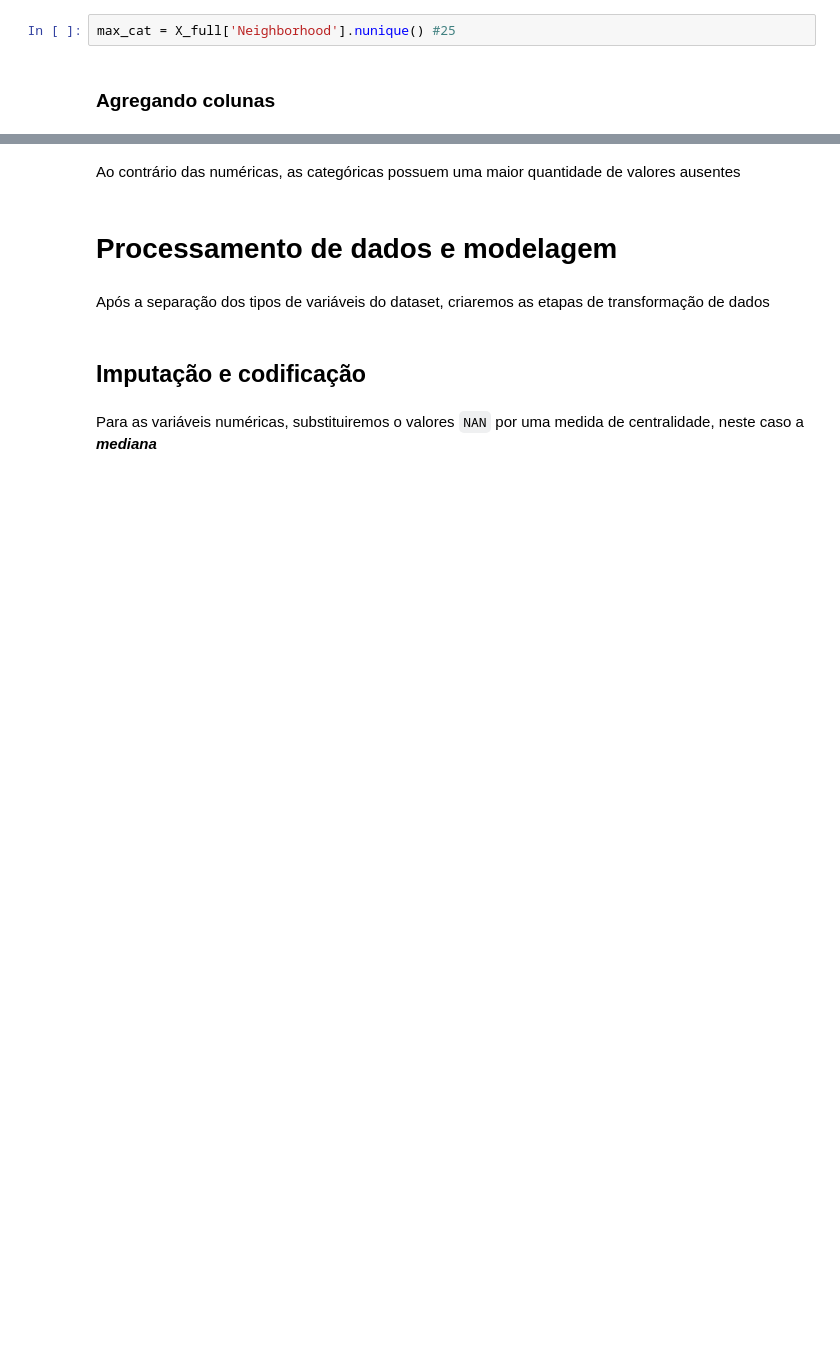
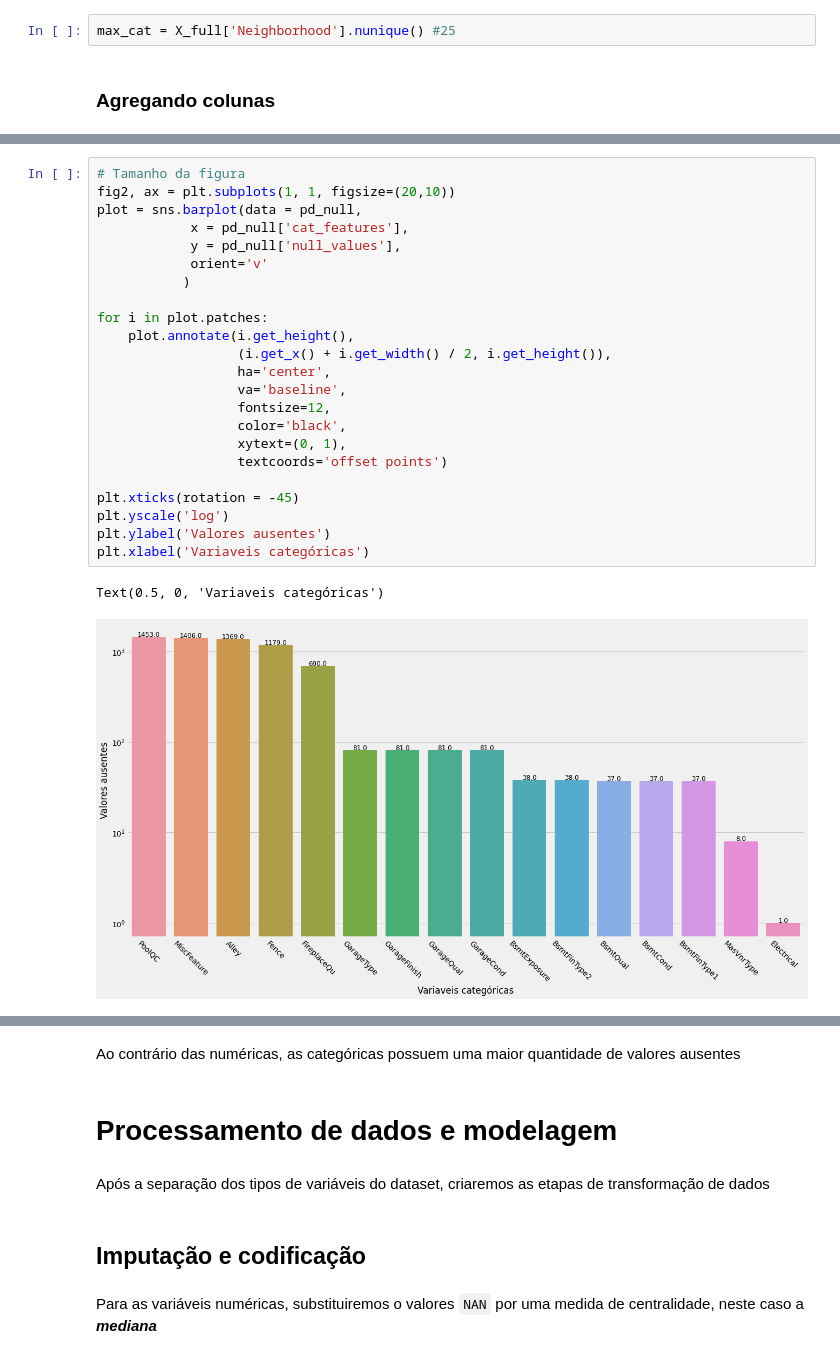
Before and after one commit to Reyso/DataScienceProjects, a Jupyter notebook: house-prices-03.ipynb, the cells around one changed output, grey strips where cells are left out. Drawn from its saved outputs; the diff is of its cells as text; blank space fills up the shorter version.

```diff
--- a/house-prices-03.ipynb
+++ b/house-prices-03.ipynb
@@ -188,0 +214,26 @@ pd_null.head(20)
+# %%
+# Tamanho da figura
+fig2, ax = plt.subplots(1, 1, figsize=(20,10))
+plot = sns.barplot(data = pd_null,
+            x = pd_null['cat_features'],
+            y = pd_null['null_values'],
+            orient='v'
+           )
+
+for i in plot.patches:
+    plot.annotate(i.get_height(),
+                  (i.get_x() + i.get_width() / 2, i.get_height()),
+                  ha='center',
+                  va='baseline',
+                  fontsize=12,
+                  color='black',
+                  xytext=(0, 1),
+                  textcoords='offset points')
+
+plt.xticks(rotation = -45)
+plt.yscale('log')
+plt.ylabel('Valores ausentes')
+plt.xlabel('Variaveis categóricas')
+# %% [output]
+Text(0.5, 0, 'Variaveis categóricas')
+[figure, added]
```
Also changed, not shown: parts of 19 cells of this notebook.
